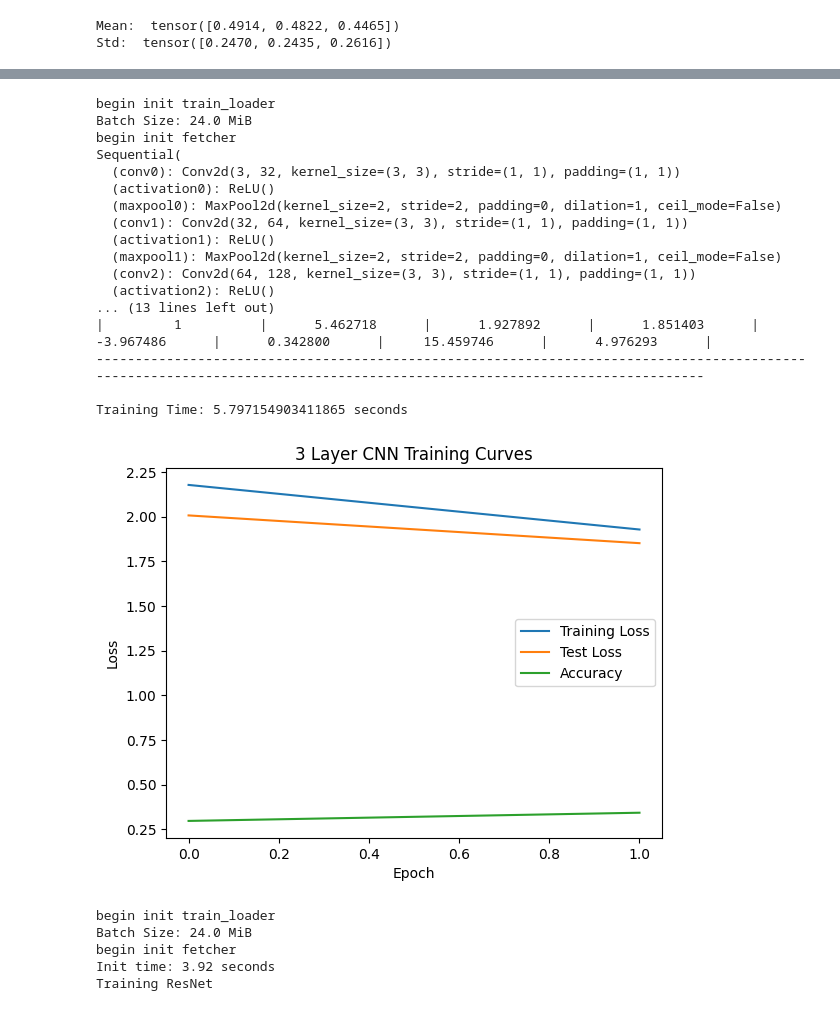
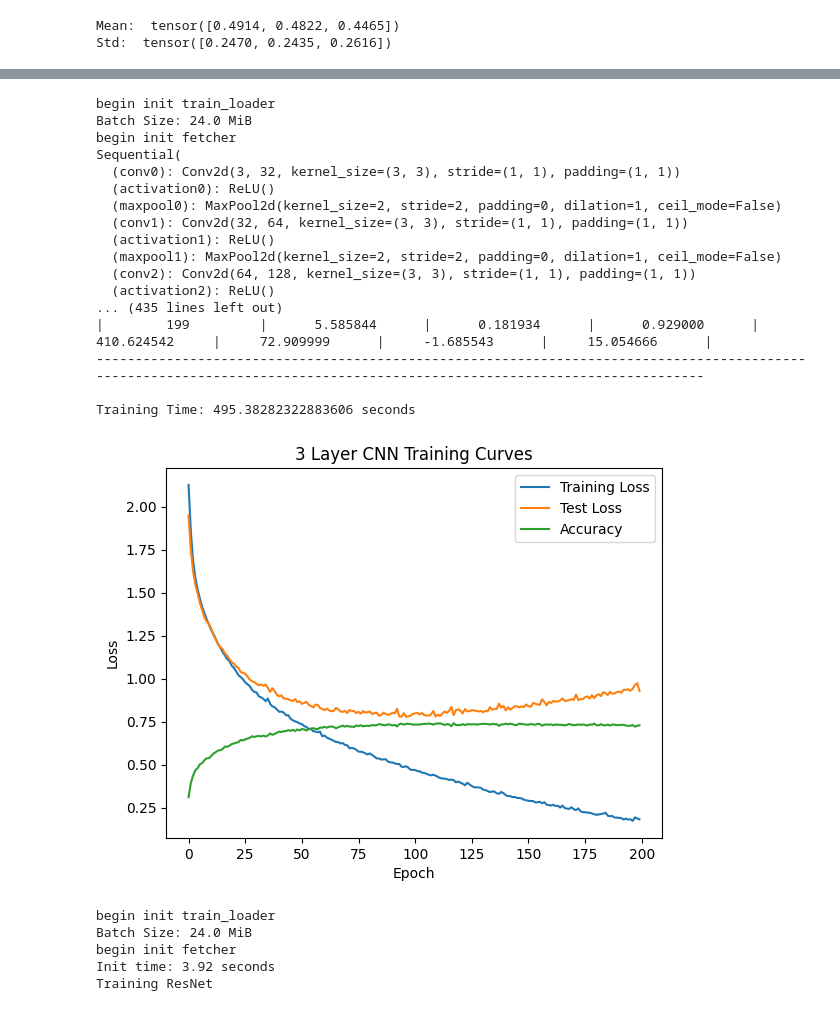
Before and after one commit to jaskinkabir/Intro_ML, a Jupyter notebook: HM7/HM7.ipynb, the cells around one changed output, grey strips where cells are left out. Saved outputs shown, nothing was run; the diff lists cells and outputs as text; code cells hidden in the pictures.

```diff
--- a/HM7/HM7.ipynb
+++ b/HM7/HM7.ipynb
@@ -98,11 +98,12 @@ class Classifier(nn.Module):
         print_epoch=10,
         header_epoch = 15,
         sched_factor = 0.1,
+        sched_patience = 5
     ):
 
         scaler = GradScaler("cuda")
         optimizer = optimizer(self.parameters(), *optimizer_args, **optimizer_kwargs)
-        scheduler = torch.optim.lr_scheduler.ReduceLROnPlateau(optimizer, 'max', patience=5, factor=sched_factor)
+        scheduler = torch.optim.lr_scheduler.ReduceLROnPlateau(optimizer, 'max', patience=sched_patience, factor=sched_factor)
         training_time = 0
         train_hist = torch.zeros(epochs, device=device)
         test_hist = torch.zeros(epochs, device=device)
@@ -190,7 +191,7 @@ class Classifier(nn.Module):
                 epoch_inspection['Training Loss'] = f'{train_loss.item():8f}'
                 epoch_inspection['Test Loss '] = f'{test_loss.item():8f}'
                 epoch_inspection['Overfit (%)'] = f'{overfit.item():4f}'
-                epoch_inspection['Accuracy (%)'] = f'{accuracy.item():4f}'
+                epoch_inspection['Accuracy (%)'] = f'{accuracy.item()*100:4f}'
                 epoch_inspection['Δ Accuracy (%)'] = f'{d_accuracy.item():4f}'
                 epoch_inspection["GPU Memory (GiB)"] = f'{mem:2f}'
                 for value in epoch_inspection.values():
@@ -345,9 +346,11 @@ model_1a.train_model(
     test_size = len(cifar10_test),
     loss_fn=nn.CrossEntropyLoss(),
     optimizer=torch.optim.Adam,
-    optimizer_kwargs={'lr': 8e-3, 'weight_decay': 1e-2},
+    optimizer_kwargs={'lr': 1e-3, 'weight_decay': 1e-2},
     print_epoch=1,
-    header_epoch=15
+    header_epoch=15,
+    #Disable scheduling
+    sched_patience = 200
 )
 
 del train_loader
@@ -439,39 +442,41 @@ model_1b = ConvImageClassifier(
 print(model_1b.stack)
 
 model_1b.train_model(
     epochs=200,
     train_loader=train_loader_cuda,
     train_len=len(train_loader),
     test_loader=test_loader_cuda,
     test_len=len(test_loader),
     test_size = len(cifar10_test),
     optimizer = torch.optim.Adam,
-    optimizer_kwargs={'lr': 3e-4, 'weight_decay': 1e-2}, #Increase alpha to 2 next time
+    optimizer_kwargs={'lr': 4e-4, 'weight_decay': 1e-3}, #Increase alpha to 2 next time
     loss_fn=nn.CrossEntropyLoss(),
-    print_epoch=1
+    print_epoch=1,
+    #Disable scheduling
+    sched_patience = 200
 )
 del train_loader
 del test_loader
 model_1b.plot_training("3 Layer CNN Training Curves")
 # %% [output]
 begin init train_loader
 Batch Size: 24.0 MiB
 begin init fetcher
 Sequential(
   (conv0): Conv2d(3, 32, kernel_size=(3, 3), stride=(1, 1), padding=(1, 1))
   (activation0): ReLU()
   (maxpool0): MaxPool2d(kernel_size=2, stride=2, padding=0, dilation=1, ceil_mode=False)
   (conv1): Conv2d(32, 64, kernel_size=(3, 3), stride=(1, 1), padding=(1, 1))
   (activation1): ReLU()
   (maxpool1): MaxPool2d(kernel_size=2, stride=2, padding=0, dilation=1, ceil_mode=False)
   (conv2): Conv2d(64, 128, kernel_size=(3, 3), stride=(1, 1), padding=(1, 1))
   (activation2): ReLU()
-... (13 lines left out)
-|         1          |      5.462718      |      1.927892      |      1.851403      |     -3.967486      |      0.342800      |     15.459746      |      4.976293      |
+... (435 lines left out)
+|        199         |      5.585844      |      0.181934      |      0.929000      |     410.624542     |     72.909999      |     -1.685543      |     15.054666      |
 -------------------------------------------------------------------------------------------------------------------------------------------------------------------------
 
-Training Time: 5.797154903411865 seconds
+Training Time: 495.38282322883606 seconds
-[figure, old version]
+[figure, new version]
 # %%
 #after last bn but before last weight
 
```
Also changed, not shown: parts of 2 cells of this notebook, 1 other file.
